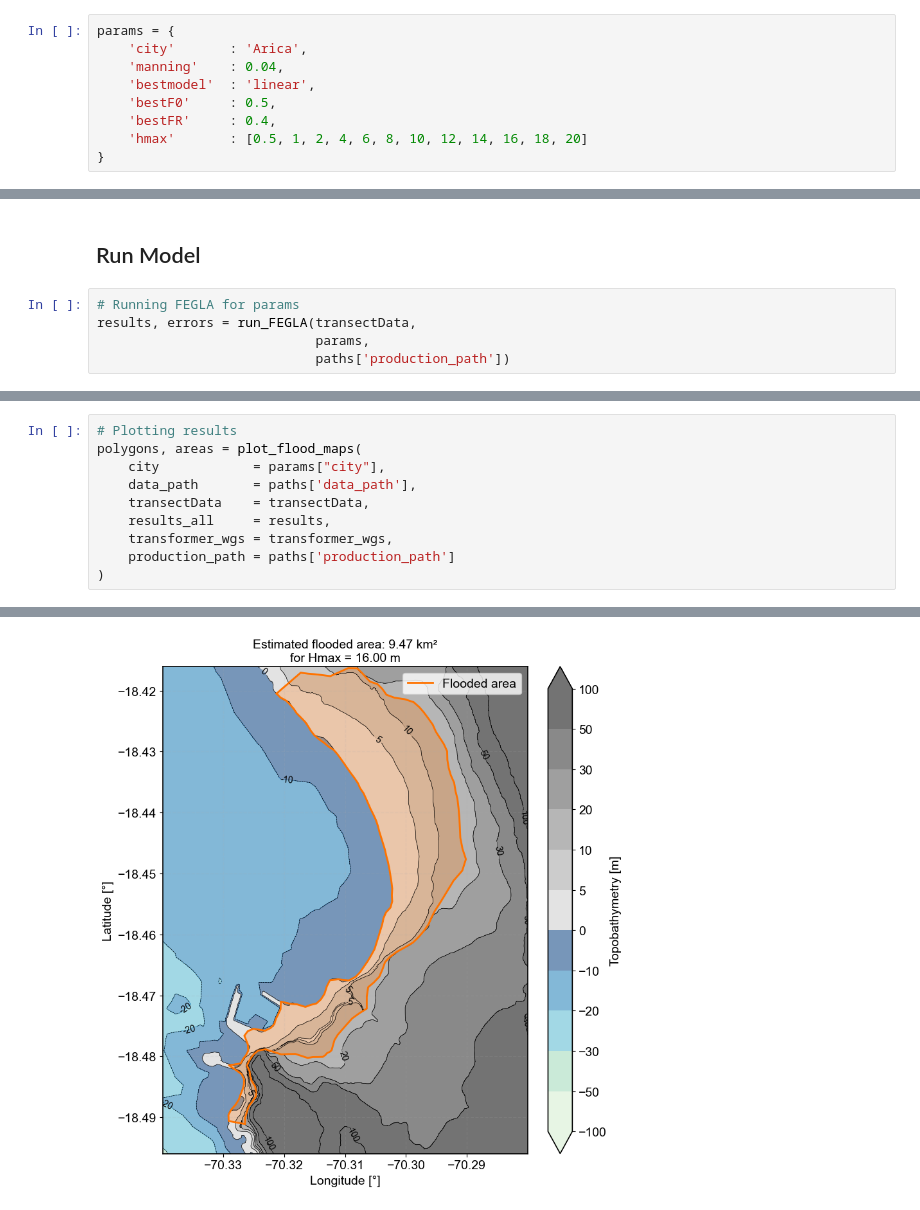
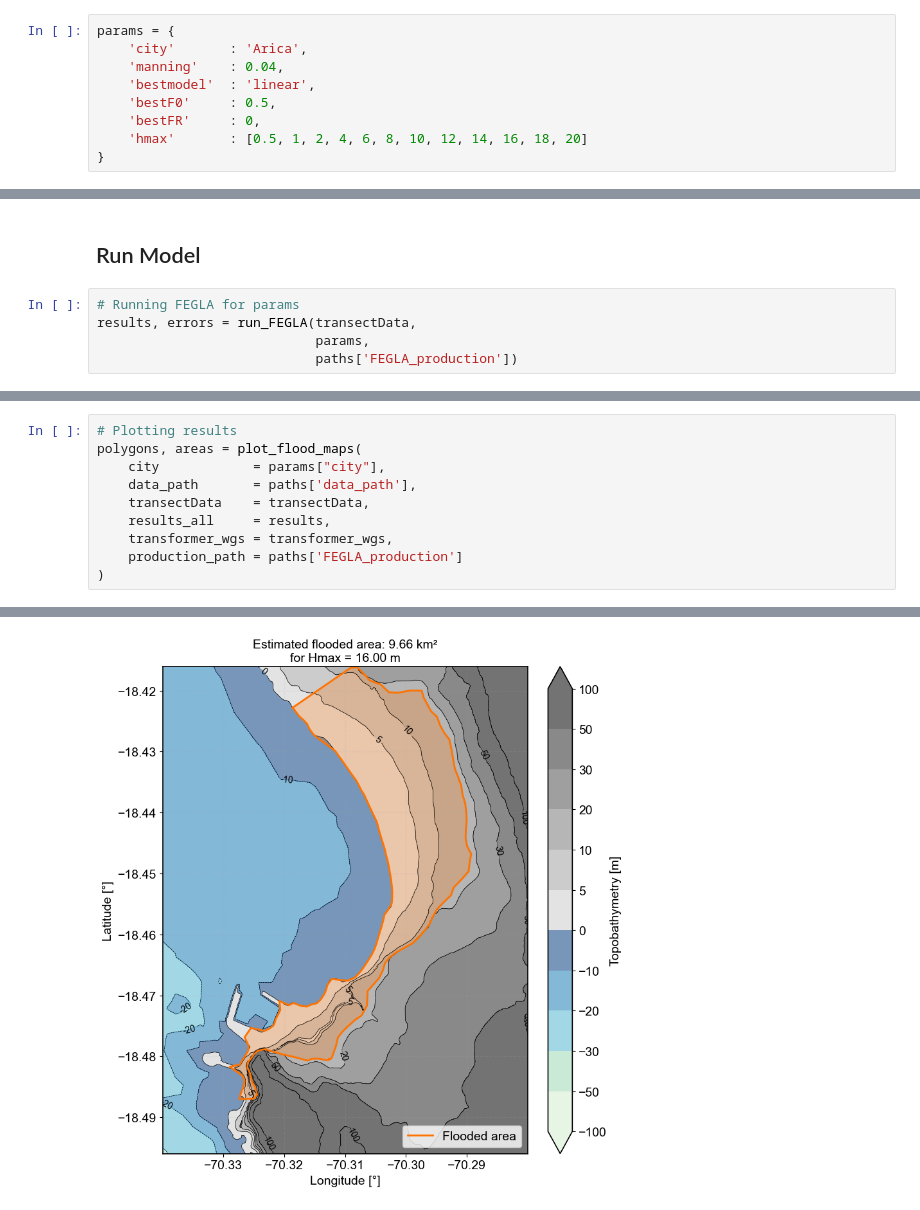
Before and after one commit to fj23eslaonda/F-EGLA-Toolkit, a Jupyter notebook: notebook/FEGLA_run.ipynb, the cells around one changed output, grey strips where cells are left out. Cells and saved outputs as stored; diff of their text form.

```diff
--- a/notebook/FEGLA_run.ipynb
+++ b/notebook/FEGLA_run.ipynb
@@ -118,7 +118,7 @@ params = {
     'manning'    : 0.04,
     'bestmodel'  : 'linear',
     'bestF0'     : 0.5,
-    'bestFR'     : 0.4,
+    'bestFR'     : 0,
     'hmax'       : [0.5, 1, 2, 4, 6, 8, 10, 12, 14, 16, 18, 20]
 }
 # %%
@@ -136,6 +136,6 @@ Loaded 92 transects.
 # Running FEGLA for params
 results, errors = run_FEGLA(transectData,
                             params,
-                            paths['production_path'])
+                            paths['FEGLA_production'])
 # %% [output]
 Running FEGLA for city: Arica
@@ -282,6 +282,6 @@ polygons, areas = plot_flood_maps(
     transectData    = transectData,
     results_all     = results,
     transformer_wgs = transformer_wgs,
-    production_path = paths['production_path']
+    production_path = paths['FEGLA_production']
 )
 # %% [output]
@@ -297 +297 @@ polygons, areas = plot_flood_maps(
-[figure, old version]
+[figure, new version]
```
Also changed, not shown: parts of 5 cells of this notebook, 15 other files.
